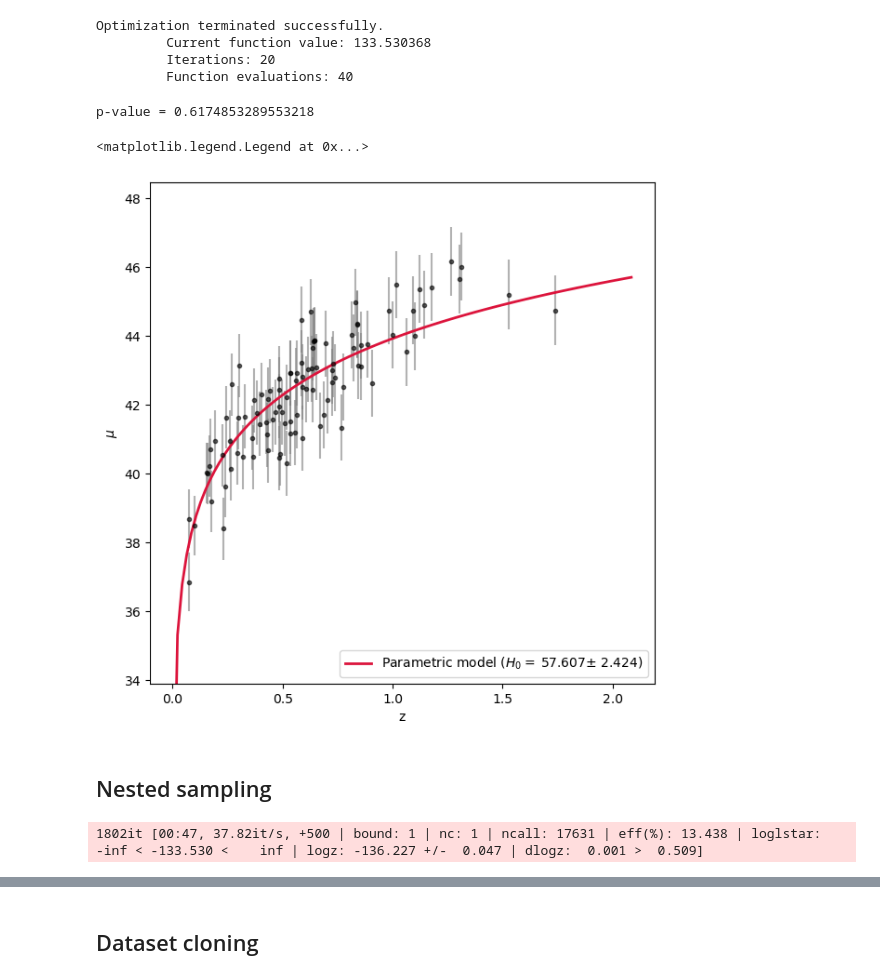
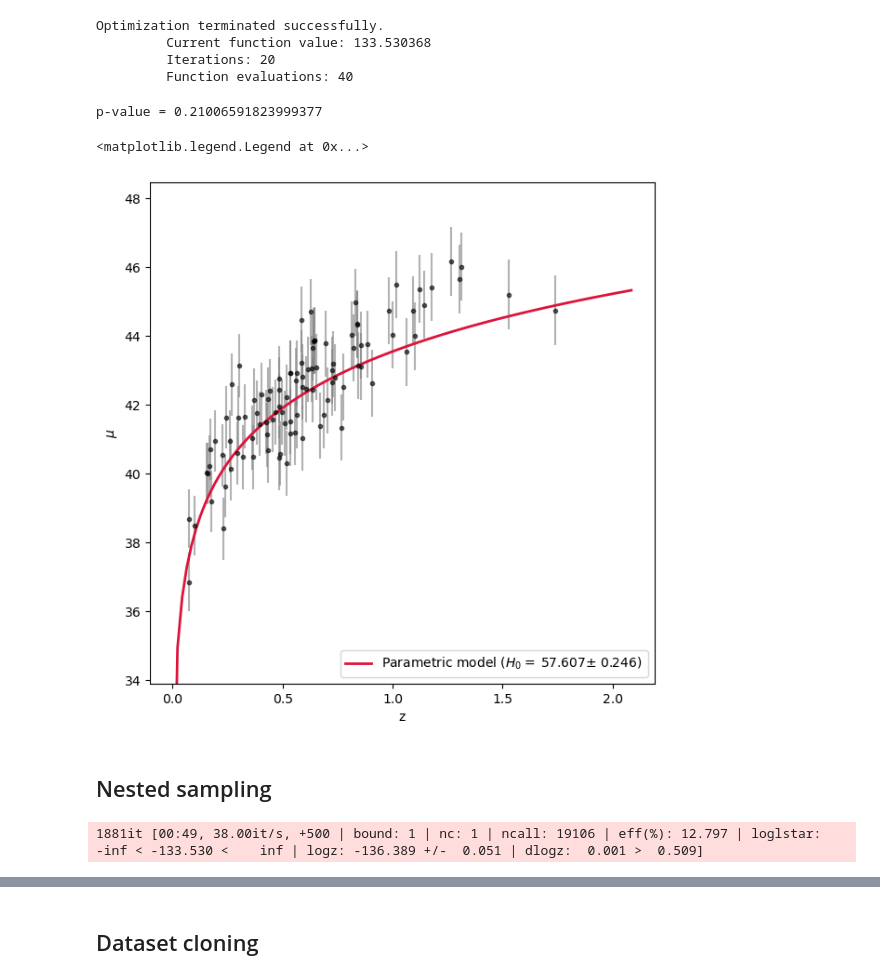
Before and after one commit to Giovanni-Ferron/astrostatistics_bicocca_2024, a Jupyter notebook: working/ex_L18.ipynb, the cells around one changed output, grey strips where cells are left out. Saved outputs shown, nothing was run; the diff lists cells and outputs as text; code cells hidden in the pictures.

```diff
--- a/working/ex_L18.ipynb
+++ b/working/ex_L18.ipynb
@@ -183,7 +184,7 @@ def logPosterior(params, z, mu, sigma):
 
 logL = lambda theta: -logLikelihood((theta[0], theta[1]), z_sample, mu_sample, dmu)
 results = opt.fmin(logL, (70, 0.3), maxiter=3000)
-H0_dm, O_m_dm = results
+H0, O_m = results
 # %% [output]
 Optimization terminated successfully.
          Current function value: 132.813297
@@ -378,8 +387,8 @@ def PriorTransform(u):
 #Maximize likelihood
 
 logL = lambda theta: -logLikelihoodNoDE(theta, z_sample, mu_sample, dmu)
-best_params = opt.fmin(logL, 70, maxiter=3000)
-H0 = best_params[0]
+best_params_nodm = opt.fmin(logL, 70, maxiter=3000)
+H0_NoDE = best_params_nodm[0]
 # %% [output]
 Optimization terminated successfully.
          Current function value: 133.530368
@@ -388,11 +397,11 @@ Optimization terminated successfully.
 # %%
 #Goodness of fit
 
-chi2_dm = np.sum(((mu_sample - LambdaCDM(H0=H0, Om0=1, Ode0=0).distmod(z_sample).value) / dmu)**2)
-p_value = 1 - chi2(len(z_sample) - 1).cdf(chi2_dm)
-print("p-value = " + str(p_value))
+chi2_NoDE = np.sum(((mu_sample - LambdaCDM(H0=H0, Om0=1, Ode0=0).distmod(z_sample).value) / dmu)**2)
+p_value_NoDE = 1 - chi2(len(z_sample) - 1).cdf(chi2_NoDE)
+print("p-value = " + str(p_value_NoDE))
 # %% [output]
-p-value = 0.6174853289553218
+p-value = 0.21006591823999377
 # %%
 #Jackknife and parameter uncertainty
 
@@ -416,24 +425,24 @@ H0_mean, H0_std, H0_distr = jackknife(z_sample, user_statistic=GetParametersNoDE
 # %%
 #Plot best fit
 
 plt.figure()
 plt.errorbar(z_sample, mu_sample, dmu, fmt=".k", ecolor="grey", alpha=0.6)
 plt.plot(z_grid, LambdaCDM(H0=H0, Om0=1, Ode0=0).distmod(z_grid).value, color="crimson", lw=2,
-         label="Parametric model ($H_0 = $" + f"{H0: .3f}" + "$\pm$" + f"{H0_std: .3f}" + ")")
+         label="Parametric model ($H_0 = $" + f"{H0_NoDE: .3f}" + "$\pm$" + f"{np.std(H0_distr_NoDE): .3f}" + ")")
 plt.xlabel("z")
 plt.ylabel("$\mu$")
 plt.ylim(0.92*min(mu_sample), 1.05*max(mu_sample))
 plt.legend(loc="lower right")
 # %% [output]
 <matplotlib.legend.Legend at 0x...>
-[figure, old version]
+[figure, new version]
 # %% [markdown]
 ## Nested sampling
 # %%
 sampler_de = dynesty.NestedSampler(logLikelihoodNoDE, PriorTransform, ndim=1, logl_args=[z_sample, mu_sample, dmu])
 sampler_de.run_nested()
 # %% [output]
-1802it [00:47, 37.82it/s, +500 | bound: 1 | nc: 1 | ncall: 17631 | eff(%): 13.438 | loglstar:   -inf < -133.530 <    inf | logz: -136.227 +/-  0.047 | dlogz:  0.001 >  0.509]
+1881it [00:49, 38.00it/s, +500 | bound: 1 | nc: 1 | ncall: 19106 | eff(%): 12.797 | loglstar:   -inf < -133.530 <    inf | logz: -136.389 +/-  0.051 | dlogz:  0.001 >  0.509]
 # %%
 res_de = sampler_de.results
 samples_de = res_de.samples
```
Also changed, not shown: parts of 19 cells of this notebook.
